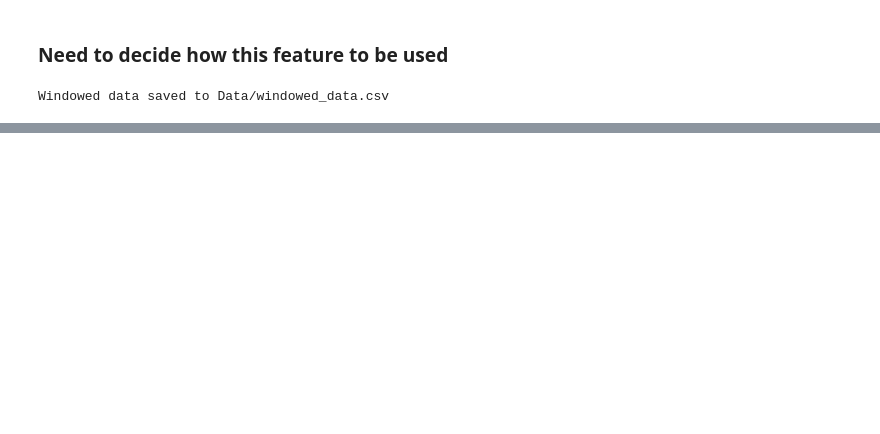
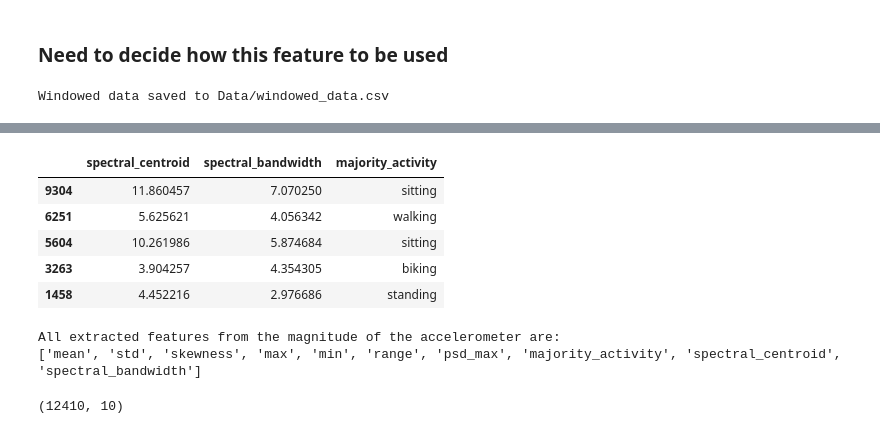
Before and after one commit to GaroGarabetian/Machine-Learning-Projects, a Jupyter notebook: Predicting_Activities_with_Accelerometer/feature_extraction.ipynb, the cells around one changed output, grey strips where cells are left out. Drawn from its saved outputs; the diff is of its cells as text; code cells hidden in the pictures; blank space fills up the shorter version.

Commit message:
welch's features added

```diff
--- a/Predicting_Activities_with_Accelerometer/feature_extraction.ipynb
+++ b/Predicting_Activities_with_Accelerometer/feature_extraction.ipynb
@@ -181,0 +220,65 @@ Windowed data saved to Data/windowed_data.csv
+# %%
+# Compute spectral centroid and bandwidth for each window
+centroids = []
+bandwidths = []
+
+def spectral_centroid_and_bandwidth(signal, fs):
+    """
+    Computes the spectral centroid and bandwidth (spread) of a signal using Welch's method.
+
+    Parameters:
+    - signal: 1D numpy array of the signal (accelerometer magnitude).
+    - fs: Sampling frequency in Hz.
+
+    Returns:
+    - centroid: Spectral centroid in Hz.
+    - bandwidth: Spectral bandwidth (standard deviation around the centroid) in Hz.
+    """
+    # Compute Welch's Power Spectral Density
+    freqs, psd = welch(signal, fs=fs, nperseg=256)
+
+    # Remove 0 Hz (DC component) to avoid bias
+    freqs = freqs[1:]
+    psd = psd[1:]
+
+    # Normalize the PSD to make it a probability distribution
+    psd_norm = psd / np.sum(psd)
+
+    # Spectral centroid (weighted mean of frequencies)
+    centroid = np.sum(freqs * psd_norm)
+
+    # Spectral bandwidth (standard deviation around the centroid)
+    bandwidth = np.sqrt(np.sum(((freqs - centroid) ** 2) * psd_norm))
+
+    return centroid, bandwidth
+
+
+for window in windows:
+    x = window['accel_magnitude'].values.astype(float)
+    centroid, bandwidth = spectral_centroid_and_bandwidth(x, fs=50)
+    centroids.append(centroid)
+    bandwidths.append(bandwidth)
+
+# Add the new features to features_df
+features_df['spectral_centroid'] = centroids # mean frequency of the signal
+features_df['spectral_bandwidth'] = bandwidths #a measure of how spread out the frequency content of a signal is around its spectral centroid.
+
+# Show a sample with the new features and activity labels
+features_df[['spectral_centroid', 'spectral_bandwidth', 'majority_activity']].sample(5)
+# %% [output]
+|  | spectral_centroid | spectral_bandwidth | majority_activity |
+| 9304 | 11.860457 | 7.070250 | sitting |
+| 6251 | 5.625621 | 4.056342 | walking |
+| 5604 | 10.261986 | 5.874684 | sitting |
+| 3263 | 3.904257 | 4.354305 | biking |
+| 1458 | 4.452216 | 2.976686 | standing |
+# %%
+print(f'All extracted features from the magnitude of the accelerometer are: \n{features_df.columns.tolist()}')
+# %% [output]
+All extracted features from the magnitude of the accelerometer are:
+['mean', 'std', 'skewness', 'max', 'min', 'range', 'psd_max', 'majority_activity', 'spectral_centroid', 'spectral_bandwidth']
+# %%
+windowed_data.sample(5)
+features_df.shape
+# %% [output]
+(12410, 10)
```
Also changed, not shown: parts of 11 cells of this notebook, 3 other files.
